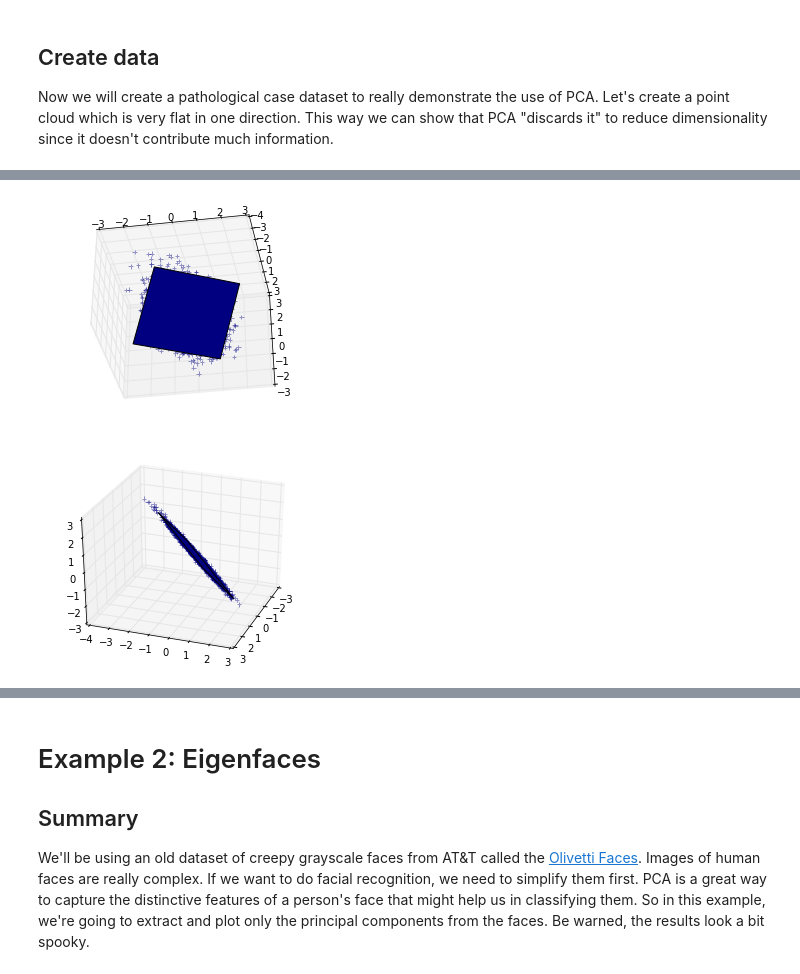
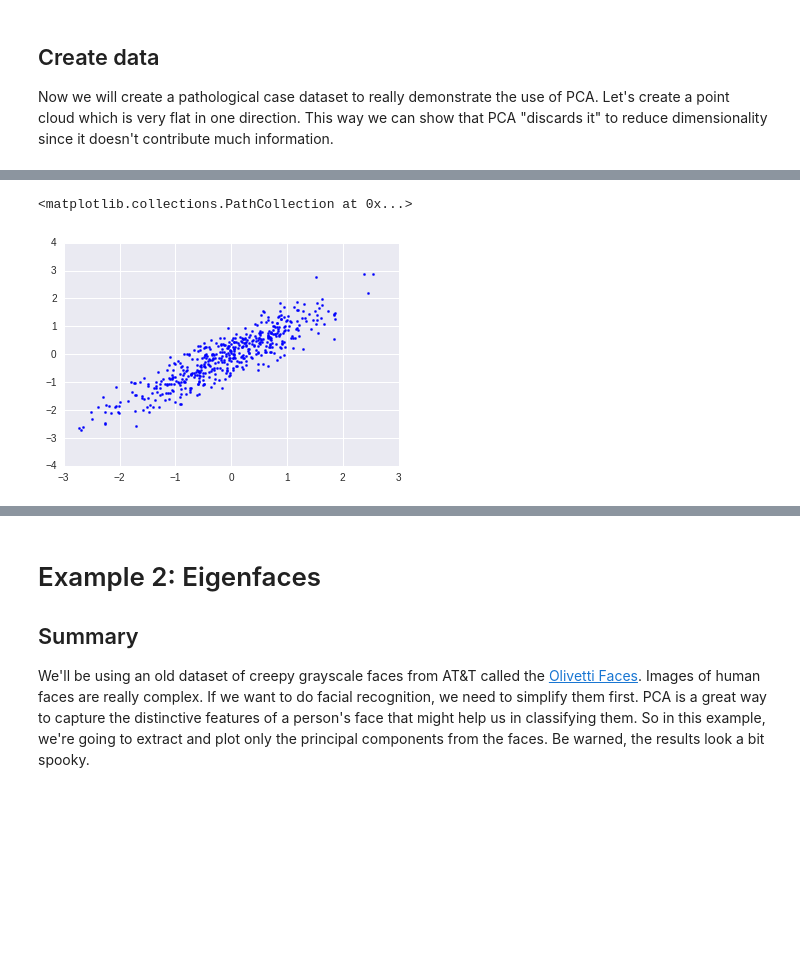
Before and after one commit to adicu/AccessibleML, a Jupyter notebook: 5. Dimensionality Reduction via Principal Components Analysis.ipynb, the cells around one changed output, grey strips where cells are left out. Saved outputs shown, nothing was run; the diff lists cells and outputs as text; code cells hidden in the pictures; blank space fills up the shorter version.

```diff
--- a/5. Dimensionality Reduction via Principal Components Analysis.ipynb
+++ b/5. Dimensionality Reduction via Principal Components Analysis.ipynb
@@ -84,50 +43,15 @@ We'll now plot the point cloud and the results of PCA from multiple angles so yo
-# %%
-def plot_figs(fig_num, elev, azim):
-    """
-    Function to apply PCA to dataset and plot figure.
-    """
-    fig = plt.figure(fig_num, figsize=(4, 3))
-    plt.clf()
-
-    # create 3D axis
-    ax = Axes3D(fig, rect=[0, 0, .95, 1], elev=elev, azim=azim)
-
-    # plot every 3rd element in our dataset
-    ax.scatter(a[::10], b[::10], c[::10], c=density[::10], marker='+', alpha=.4)
-    Y = np.c_[a, b, c]
-
-    # perform PCA and reduce to 3 principal components
-    pca = PCA(n_components=3)
-    pca.fit(Y)
-    pca_score = pca.explained_variance_ratio_
-
-    # get the principal components
-    V = pca.components_
-    x_pca_axis, y_pca_axis, z_pca_axis = V.T * pca_score / pca_score.min()
-    x_pca_axis, y_pca_axis, z_pca_axis = 3 * V.T
-
-    # setup the plane as result from PCA
-    x_pca_plane = np.r_[x_pca_axis[:2], - x_pca_axis[1::-1]]
-    y_pca_plane = np.r_[y_pca_axis[:2], - y_pca_axis[1::-1]]
-    z_pca_plane = np.r_[z_pca_axis[:2], - z_pca_axis[1::-1]]
-
-    x_pca_plane.shape = (2, 2)
-    y_pca_plane.shape = (2, 2)
-    z_pca_plane.shape = (2, 2)
-
-    # plot the plane
-    ax.plot_surface(x_pca_plane, y_pca_plane, z_pca_plane)
-
-# view the results from 2 different angles
-elev = -40
-azim = -80
-plot_figs(1, elev, azim)
-
-elev = 30
-azim = 20
-plot_figs(2, elev, azim)
-
-plt.show()
-# %% [output]
-[figure, removed]
-[figure, removed]
+# %%
+np.random.seed(4) # Reproducible results
+
+mean = np.zeros(2)
+cov = [[1, 0.9],
+       [0.9, 1]]
+
+data = np.random.multivariate_normal(mean, cov, size=500)
+xs = data[:, 0]
+ys = data[:, 1]
+
+plt.scatter(xs, ys, marker=".", color="blue")
+# %% [output]
+<matplotlib.collections.PathCollection at 0x...>
+[figure, added]
```
Also changed, not shown: parts of 11 cells of this notebook, 1 other file.
